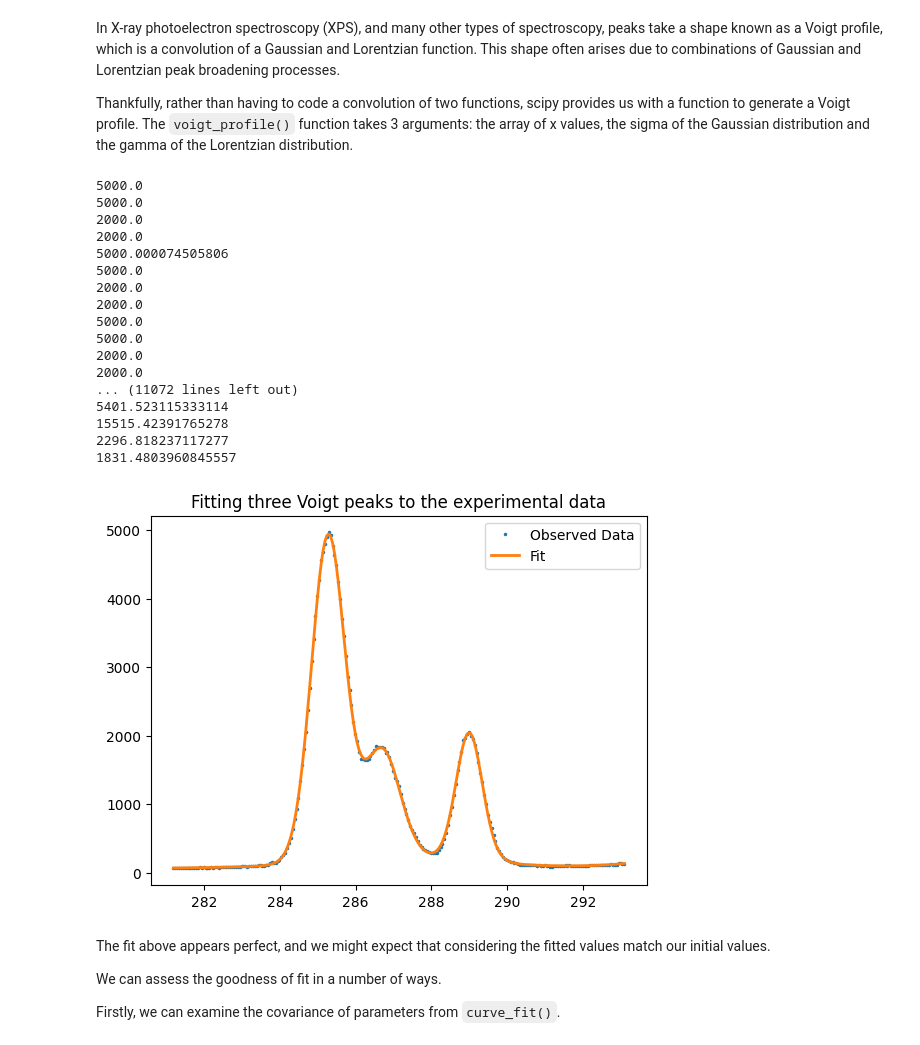
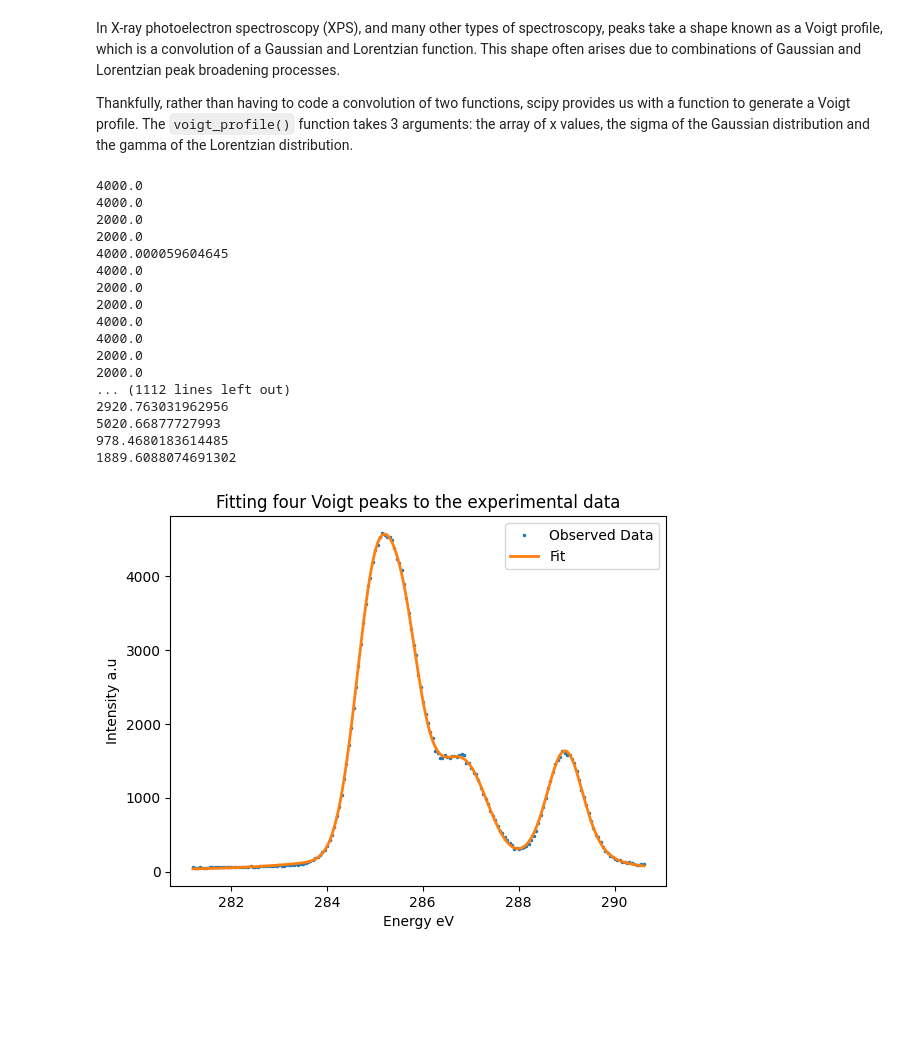
Before and after one commit to AkashHiregange/xps-peak-fitting, a Jupyter notebook: solutions/Session 4 assessment solution.ipynb, the cells around one changed output. Drawn from its saved outputs; the diff is of its cells as text; code cells hidden in the pictures; blank space fills up the shorter version.

Commit message:
Solution added for task 2. Residual plots look good now

```diff
--- a/solutions/Session 4 assessment solution.ipynb
+++ b/solutions/Session 4 assessment solution.ipynb
@@ -2,8 +2,9 @@
 import numpy as np
 import matplotlib.pyplot as plt
 # %%
-data = np.loadtxt('PEA.csv', delimiter=',')
+data = np.loadtxt('PEMA.csv', delimiter=',')
 # %%
-energy = data[:,0]
-intensity = data[:,1]
+energy = data[50:,0]
+intensity = data[50:,1]
 # intensity = intensity/np.max(intensity)
+intensity.shape
@@ -114,42 +117,38 @@ def multi_voigt(x,*par):
 from scipy.optimize import curve_fit
 # %%
 # Initial guess for [A1, x01, sigma1, gamma1, A2, x02, sigma2, gamma2]
-p0 = [5000, 285, 0.5, 0.5, 5000, 285.4, 0.5, 0.5, 2000, 286.5, 0.5, 0.5, 2000, 289, 0.5, 0.5]
+p0 = [4000, 285, 0.5, 0.5, 4000, 285.3, 0.5, 0.5, 2000, 286.5, 0.5, 0.5, 2000, 289, 0.5, 0.5]
 
 #Calculate the optimal parameters and the covariance of parameters.
 popt, pcov = curve_fit(multi_voigt, energy, intensity, p0=p0)
 
 print("Best-fit parameters:", popt)
 
 #Generate a profile based on the optimal parameters in popt
 intensity_fit = multi_voigt(energy, *popt)
 
 plt.plot(energy, intensity, '.', ms=3, label="Observed Data") #Plot the original data
 plt.plot(energy, intensity_fit, '-', lw=2, label="Fit") #Plot the fitted function
-plt.legend(); plt.title("Fitting three Voigt peaks to the experimental data")
+plt.xlabel('Energy eV')
+plt.ylabel('Intensity a.u')
+plt.legend(); plt.title("Fitting four Voigt peaks to the experimental data")
 plt.show()
 # %% [output]
-5000.0
-5000.0
+4000.0
+4000.0
 2000.0
 2000.0
-5000.000074505806
-5000.0
+4000.000059604645
+4000.0
 2000.0
 2000.0
-5000.0
-5000.0
+4000.0
+4000.0
 2000.0
 2000.0
-... (11072 lines left out)
-5401.523115333114
-15515.42391765278
-2296.818237117277
-1831.4803960845557
+... (1112 lines left out)
+2920.763031962956
+5020.66877727993
+978.4680183614485
+1889.6088074691302
-[figure, old version]
+[figure, new version]
-# %% [markdown]
-The fit above appears perfect, and we might expect that considering the fitted values match our initial values.
-
-We can assess the goodness of fit in a number of ways.
-
-Firstly, we can examine the covariance of parameters from `curve_fit()`.
```
Also changed, not shown: parts of 14 cells of this notebook, 1 other file.
